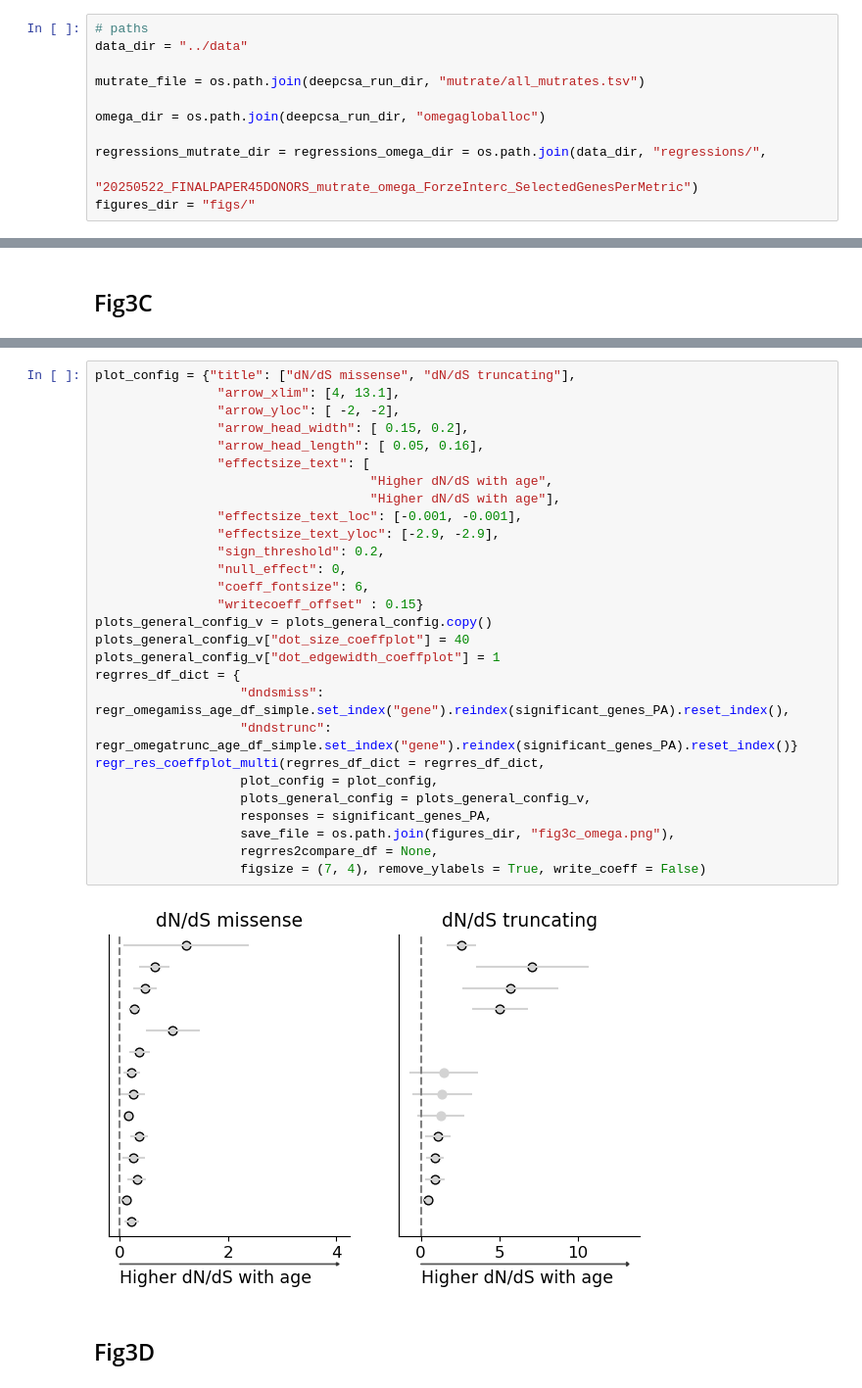
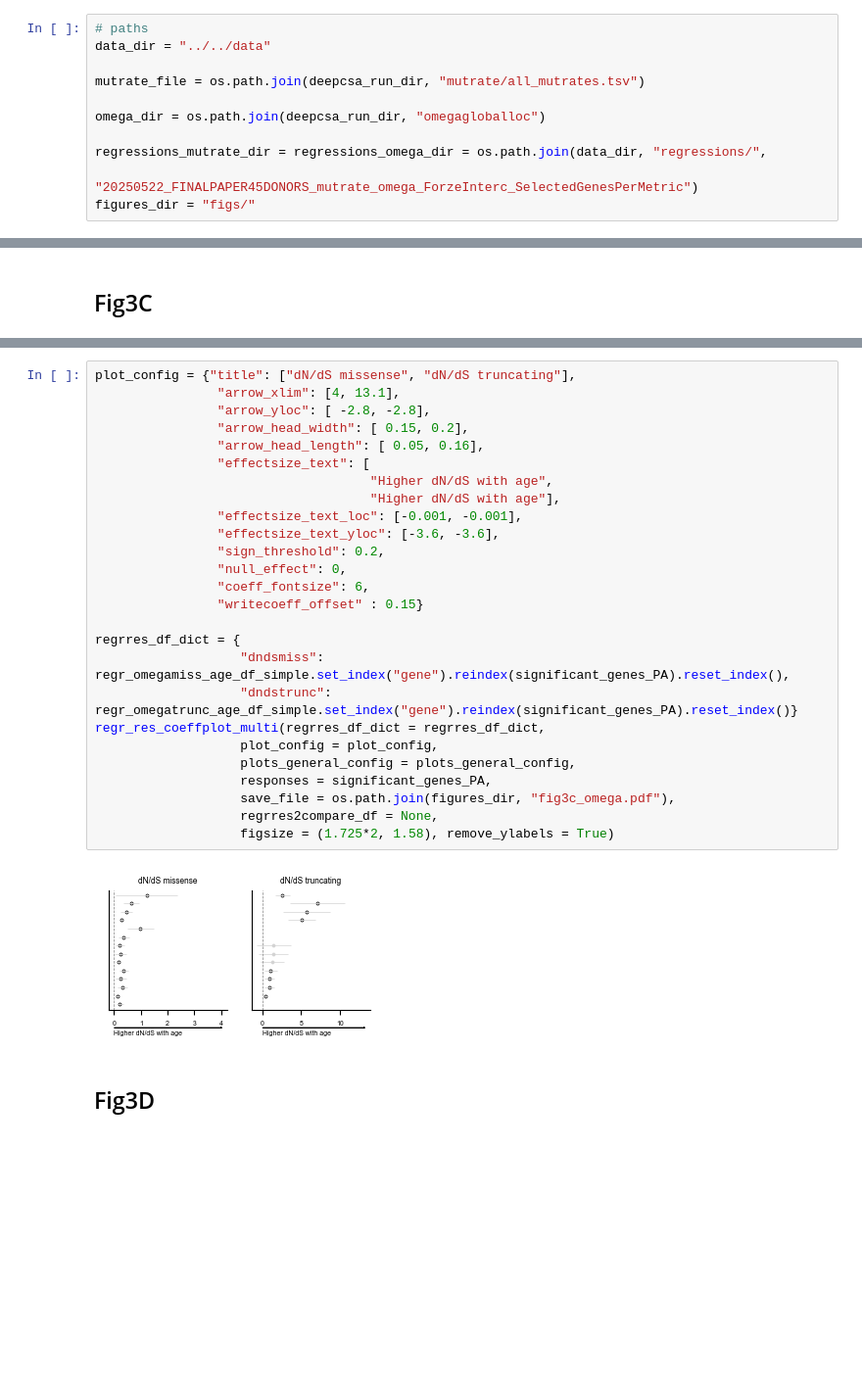
Before and after one commit to bbglab/normal_bladder_paper, a Jupyter notebook: main/Fig3/Fig3.ipynb, the cells around one changed output, grey strips where cells are left out. Shown at 98% size. Saved outputs shown, nothing was run; the diff lists cells and outputs as text; blank space fills up the shorter version.

```diff
--- a/main/Fig3/Fig3.ipynb
+++ b/main/Fig3/Fig3.ipynb
@@ -18,7 +18,7 @@ from load_data_f3 import *
 from plot_f3 import *
 # %%
 # paths
-data_dir = "../data"
+data_dir = "../../data"
 
 mutrate_file = os.path.join(deepcsa_run_dir, "mutrate/all_mutrates.tsv")
 
@@ -468,33 +480,31 @@ See the caveats in the documentation: https://pandas.pydata.org/pandas-docs/stab
 # %%
 plot_config = {"title": ["dN/dS missense", "dN/dS truncating"],
                 "arrow_xlim": [4, 13.1],
-                "arrow_yloc": [ -2, -2],
+                "arrow_yloc": [ -2.8, -2.8],
                 "arrow_head_width": [ 0.15, 0.2],
                 "arrow_head_length": [ 0.05, 0.16],
                 "effectsize_text": [
                                     "Higher dN/dS with age",
                                     "Higher dN/dS with age"],
                 "effectsize_text_loc": [-0.001, -0.001],
-                "effectsize_text_yloc": [-2.9, -2.9],
+                "effectsize_text_yloc": [-3.6, -3.6],
                 "sign_threshold": 0.2,
                 "null_effect": 0,
                 "coeff_fontsize": 6,
                 "writecoeff_offset" : 0.15}
-plots_general_config_v = plots_general_config.copy()
-plots_general_config_v["dot_size_coeffplot"] = 40
-plots_general_config_v["dot_edgewidth_coeffplot"] = 1
+
 regrres_df_dict = {
                    "dndsmiss": regr_omegamiss_age_df_simple.set_index("gene").reindex(significant_genes_PA).reset_index(),
                    "dndstrunc": regr_omegatrunc_age_df_simple.set_index("gene").reindex(significant_genes_PA).reset_index()}
 regr_res_coeffplot_multi(regrres_df_dict = regrres_df_dict,
                    plot_config = plot_config,
-                   plots_general_config = plots_general_config_v,
+                   plots_general_config = plots_general_config,
                    responses = significant_genes_PA,
-                   save_file = os.path.join(figures_dir, "fig3c_omega.png"),
+                   save_file = os.path.join(figures_dir, "fig3c_omega.pdf"),
                    regrres2compare_df = None,
-                   figsize = (7, 4), remove_ylabels = True, write_coeff = False)
+                   figsize = (1.725*2, 1.58), remove_ylabels = True)
 # %% [output]
-[figure, old version]
+[figure, new version]
 # %% [markdown]
 ## Fig3D
 # %%
```
Also changed, not shown: parts of 6 cells of this notebook, 7 other files.
